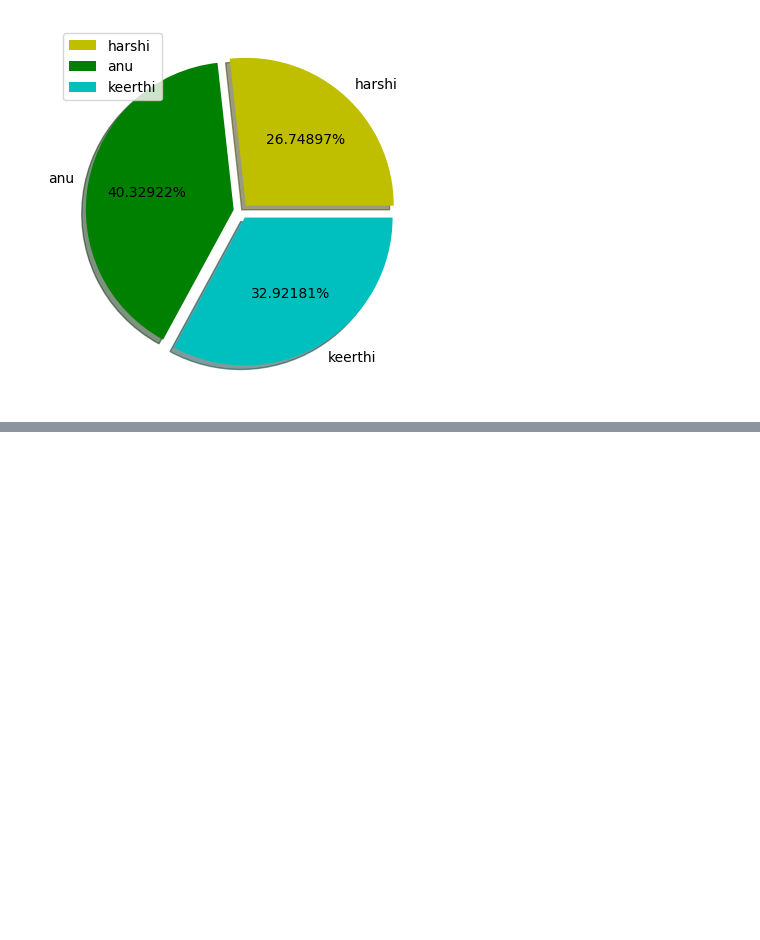
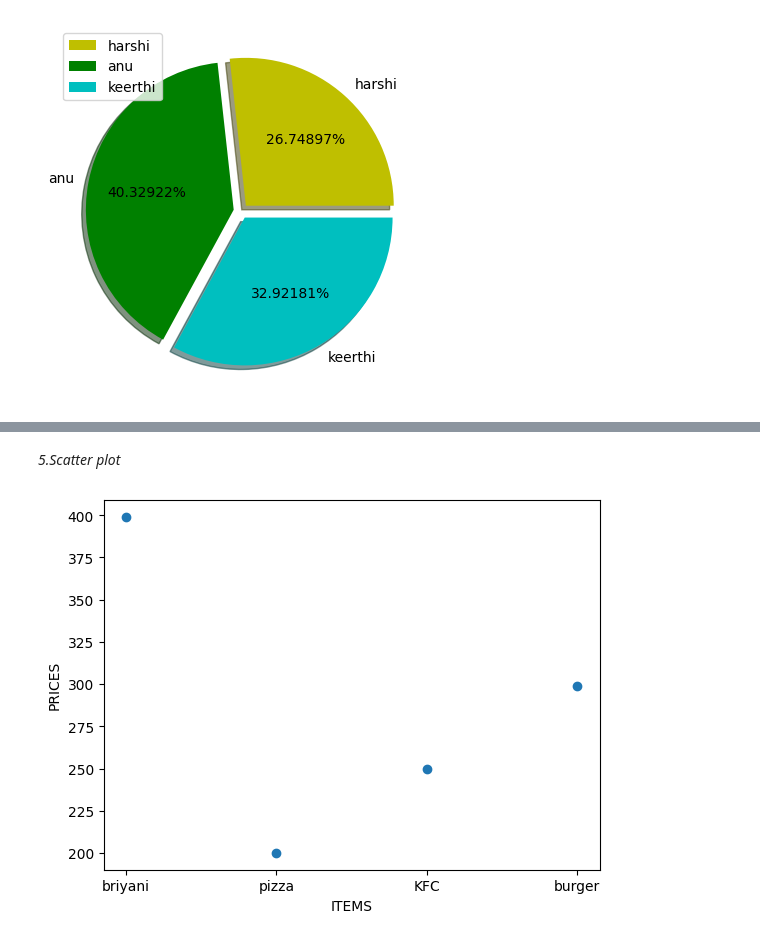
Before and after one commit to keerthimareedu3/keerthi, a Jupyter notebook: MATPLOTLIB.ipynb, the cells around one changed output, grey strips where cells are left out. Drawn from its saved outputs; the diff is of its cells as text; code cells hidden in the pictures; blank space fills up the shorter version.

```diff
--- a/MATPLOTLIB.ipynb
+++ b/MATPLOTLIB.ipynb
@@ -165,0 +177,12 @@ plt.show()
+# %% [markdown]
+*5.Scatter plot*
+# %%
+import matplotlib.pyplot as plt
+items=['briyani','pizza','KFC','burger']
+prices=[399,200,250,299]
+plt.xlabel("ITEMS")
+plt.ylabel("PRICES")
+plt.scatter(items,prices)
+plt.show()
+# %% [output]
+[figure, added]
```
Also changed, not shown: parts of 7 cells of this notebook.
